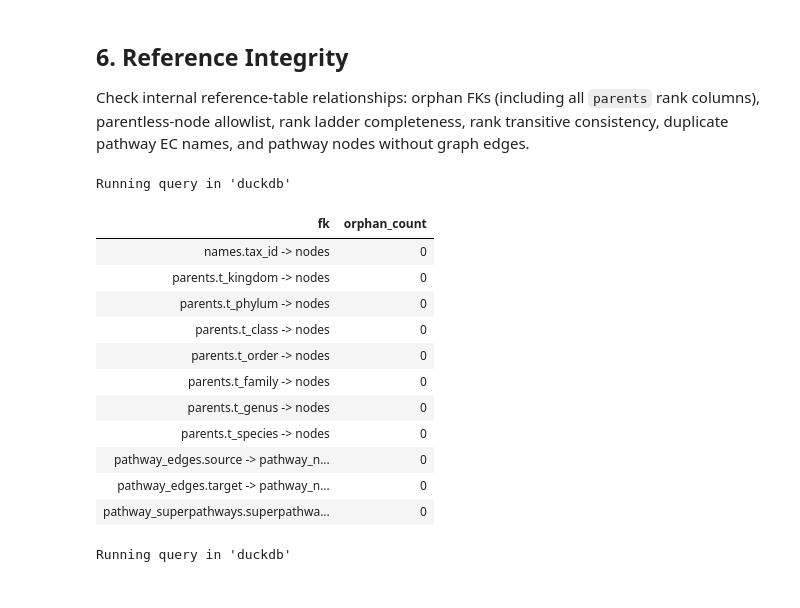
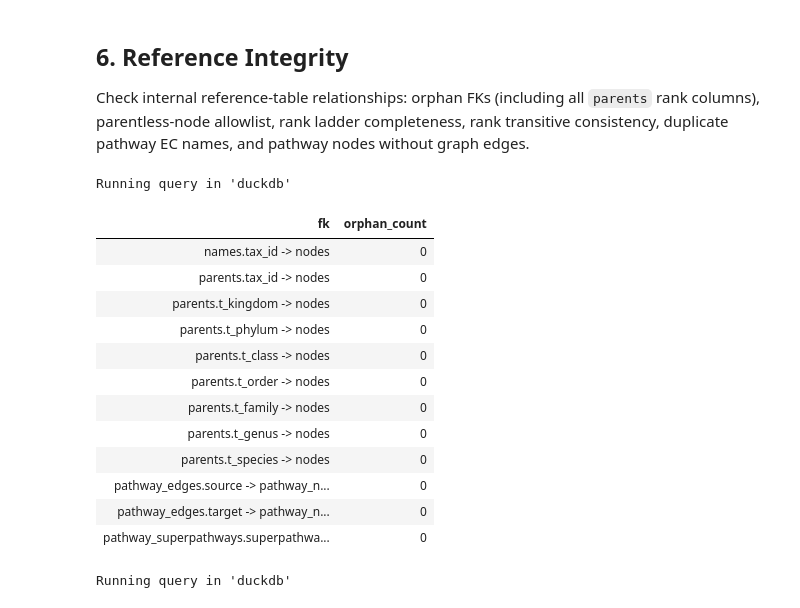
Before and after one commit to ParkinsonLab/metapro-data-vis, a Jupyter notebook: analytics/exploration/notebooks/exploratory_analysis.ipynb, the cells around one changed output. Drawn from its saved outputs; the diff is of its cells as text; code cells hidden in the pictures.

```diff
--- a/analytics/exploration/notebooks/exploratory_analysis.ipynb
+++ b/analytics/exploration/notebooks/exploratory_analysis.ipynb
@@ -304,6 +324,10 @@ SELECT 'names.tax_id -> nodes' AS fk,
        COUNT(*) AS orphan_count
 FROM names n
 LEFT JOIN nodes nd ON n.tax_id = nd.id
+WHERE nd.id IS NULL
+UNION ALL
+SELECT 'parents.tax_id -> nodes', COUNT(*)
+FROM parents p LEFT JOIN nodes nd ON p.tax_id = nd.id
 WHERE nd.id IS NULL
 UNION ALL
 SELECT 'parents.t_kingdom -> nodes', COUNT(*)
@@ -322,33 +346,34 @@ SELECT 'parents.t_order -> nodes', COUNT(*)
 FROM parents p LEFT JOIN nodes nd ON p.t_order = nd.id
 WHERE p.t_order IS NOT NULL AND nd.id IS NULL
 UNION ALL
 SELECT 'parents.t_family -> nodes', COUNT(*)
 FROM parents p LEFT JOIN nodes nd ON p.t_family = nd.id
 WHERE p.t_family IS NOT NULL AND nd.id IS NULL
 UNION ALL
 SELECT 'parents.t_genus -> nodes', COUNT(*)
 FROM parents p LEFT JOIN nodes nd ON p.t_genus = nd.id
 WHERE p.t_genus IS NOT NULL AND nd.id IS NULL
 UNION ALL
 SELECT 'parents.t_species -> nodes', COUNT(*)
 FROM parents p LEFT JOIN nodes nd ON p.t_species = nd.id
 WHERE p.t_species IS NOT NULL AND nd.id IS NULL
 UNION ALL
 SELECT 'pathway_edges.source -> pathway_nodes', COUNT(*)
 FROM pathway_edges e LEFT JOIN pathway_nodes pn ON e.source = pn.id
 WHERE pn.id IS NULL
 UNION ALL
 SELECT 'pathway_edges.target -> pathway_nodes', COUNT(*)
 FROM pathway_edges e LEFT JOIN pathway_nodes pn ON e.target = pn.id
 WHERE pn.id IS NULL
 UNION ALL
 SELECT 'pathway_superpathways.superpathway -> superpathways', COUNT(*)
 FROM pathway_superpathways ps LEFT JOIN superpathways sp ON ps.superpathway = sp.id
 WHERE sp.id IS NULL;
 # %% [output]
 Running query in 'duckdb'
 | fk | orphan_count |
 | names.tax_id -> nodes | 0 |
+| parents.tax_id -> nodes | 0 |
 | parents.t_kingdom -> nodes | 0 |
 | parents.t_phylum -> nodes | 0 |
 | parents.t_class -> nodes | 0 |
```
Also changed, not shown: parts of 5 cells of this notebook, 1 other file.
